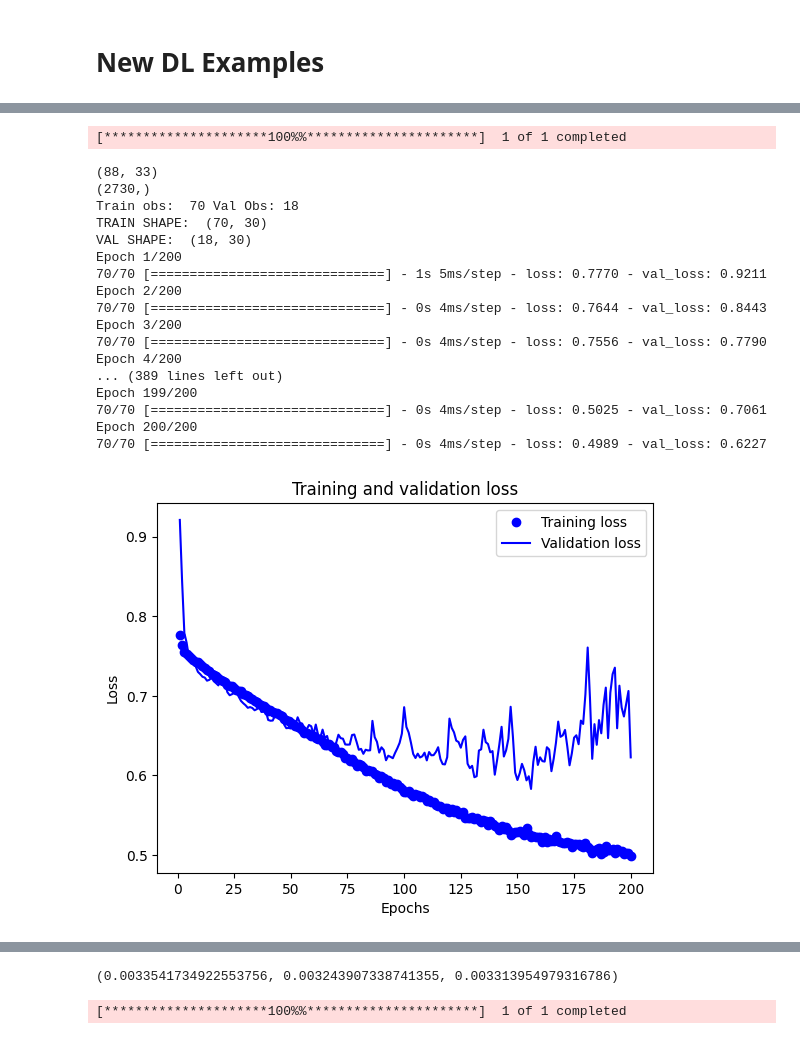
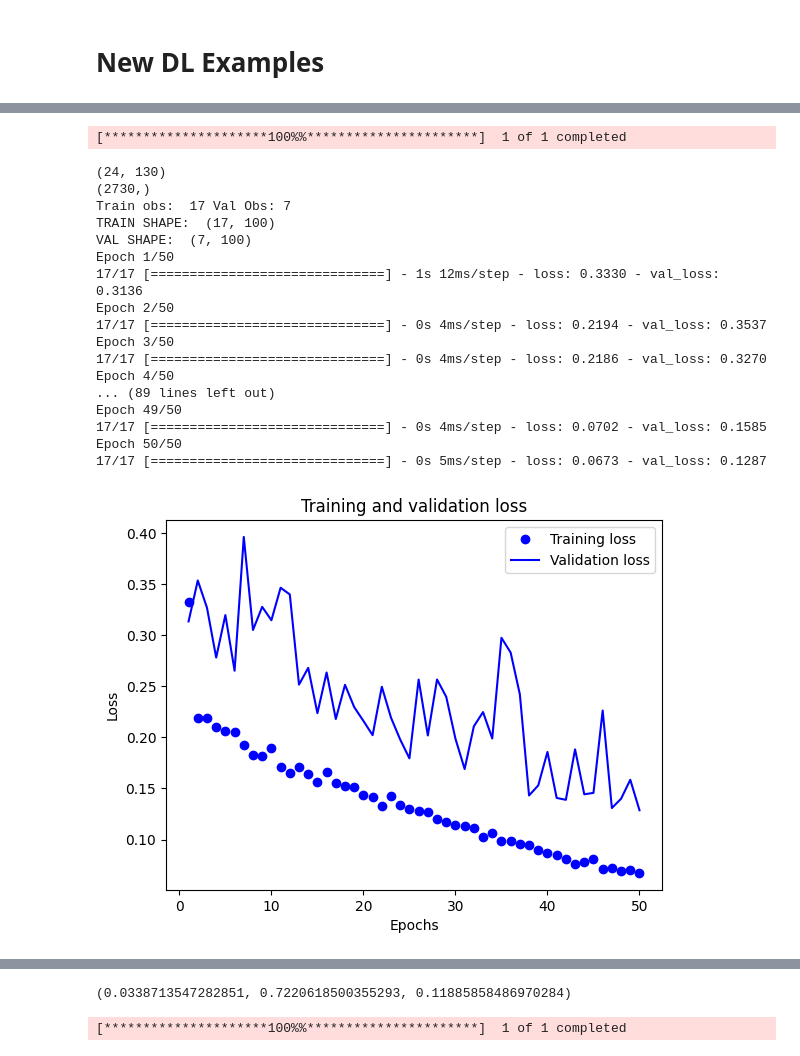
Before and after one commit to corwindark/6600-final-project, a Jupyter notebook: dl_ens_exploration.ipynb, the cells around one changed output, grey strips where cells are left out. Saved outputs shown, nothing was run; the diff lists cells and outputs as text; code cells hidden in the pictures.

```diff
--- a/dl_ens_exploration.ipynb
+++ b/dl_ens_exploration.ipynb
@@ -788,6 +788,7 @@ def full_single_nn_wrapper2(
     nn_task,
     train_split,
     ticker,
+    stopping,
     model_names = ['auto_arima','complex_smoothing'],
     predReturnFunctions = [new_aaPredFunction, new_cesPredFunction],
     start_date_in = '2022-06-01',
@@ -797,11 +798,18 @@ def full_single_nn_wrapper2(
     train_size = 2000,
     train_window = 10,
     test_window = 1,
-    epochs_in = 200,
-    verbose = 1):
+    epochs_in = 50,
+    verbose = 1,
+    LR = 0.0005,
+    yfinance = True):
 
   # use inputs to get stock data of the requested format
-  ticker_data = prep_ticker(ticker, intervals = interval_in, start_date = start_date_in, end_date = end_date_in, split = split)
+  if yfinance == True:
+
+    ticker_data = prep_ticker(ticker, intervals = interval_in, start_date = start_date_in, end_date = end_date_in, split = split)
+
+  elif yfinance == False:
+    ticker_data = ticker.copy()
 
   # difference data to test if it makes a 'difference'
   # update, differenced data seems to break auto CES
@@ -894,10 +902,11 @@ def full_single_nn_wrapper2(
     # create a simple linear feed forward model
     model.add(layers.Dense(32, activation='relu',input_shape=[x_train_dat.shape[1],]))
     # This layer is the recurent layer, which returns all previous data
-    model.add(layers.Dense(64, kernel_regularizer=regularizers.L1L2(l1=L1, l2=L2)))
+    model.add(layers.Dense(128, kernel_regularizer=regularizers.L1L2(l1=L1, l2=L2)))
+
     # layer that reads the recurent layer
     model.add(layers.Dense(y_train_dat.shape[1]))
-    model.compile(optimizer=RMSprop(learning_rate = 0.0001), loss='mse')
+    model.compile(optimizer=RMSprop(learning_rate = LR), loss='mse')
 
   if nn_modeltype == "feedforward" and nn_task == "classification":
     cce = keras.losses.CategoricalCrossentropy()
@@ -906,9 +915,10 @@ def full_single_nn_wrapper2(
     model.add(layers.Dense(32, activation='relu',input_shape=[x_train_dat.shape[1],]))
     # This layer is the recurent layer, which returns all previous data
     model.add(layers.Dense(64, kernel_regularizer=regularizers.L1L2(l1=L1, l2=L2)))
+
     # layer that reads the recurent layer
     model.add(layers.Dense(y_train_dat.shape[1], activation = "softmax"))
-    model.compile(optimizer=RMSprop(learning_rate = 0.0001), loss=cce)
+    model.compile(optimizer=RMSprop(learning_rate = LR), loss=cce)
 
 
 
@@ -919,7 +929,7 @@ def full_single_nn_wrapper2(
                       epochs= epochs_in,
                       batch_size = 1,
                       validation_data= (x_val_dat, y_val_dat),
-                      callbacks=[callback],
+                      callbacks=[stopping],
                       validation_steps= x_val_dat.shape[0],
                       verbose = 1)
   # print plot training graph
@@ -989,44 +1031,45 @@ matrix([[[-2,  0]],
 # %%
 # Hyper parameters
 L1=0
 L2=1e-3
 callback = keras.callbacks.EarlyStopping(monitor='loss',patience=20)
 
 
 
 
 full_single_nn_wrapper2(
     "feedforward",
-    "classification",
-    0.8,
+    "regression",
+    0.7,
     "SPY",
     model_names = ['auto_arima','complex_smoothing'],
     predReturnFunctions = [new_aaPredFunction, new_cesPredFunction],
     start_date_in = '2023-12-25',
     end_date_in = '2024-02-15',
     interval_in = '5m',
     split = False,
     train_size = 2000,
-    train_window = 30,
-    test_window = 1,
-    verbose = 1)
+    train_window = 100,
+    test_window = 10,
+    verbose = 1,
+    stopping = callback)
 # %% [output]
 [*********************100%%**********************]  1 of 1 completed
-(88, 33)
+(24, 130)
 (2730,)
-Train obs:  70 Val Obs: 18
-TRAIN SHAPE:  (70, 30)
-VAL SHAPE:  (18, 30)
-Epoch 1/200
-70/70 [==============================] - 1s 5ms/step - loss: 0.7770 - val_loss: 0.9211
-Epoch 2/200
-70/70 [==============================] - 0s 4ms/step - loss: 0.7644 - val_loss: 0.8443
-Epoch 3/200
-70/70 [==============================] - 0s 4ms/step - loss: 0.7556 - val_loss: 0.7790
-Epoch 4/200
-... (389 lines left out)
-Epoch 199/200
-70/70 [==============================] - 0s 4ms/step - loss: 0.5025 - val_loss: 0.7061
-Epoch 200/200
-70/70 [==============================] - 0s 4ms/step - loss: 0.4989 - val_loss: 0.6227
+Train obs:  17 Val Obs: 7
+TRAIN SHAPE:  (17, 100)
+VAL SHAPE:  (7, 100)
+Epoch 1/50
+17/17 [==============================] - 1s 12ms/step - loss: 0.3330 - val_loss: 0.3136
+Epoch 2/50
+17/17 [==============================] - 0s 4ms/step - loss: 0.2194 - val_loss: 0.3537
+Epoch 3/50
+17/17 [==============================] - 0s 4ms/step - loss: 0.2186 - val_loss: 0.3270
+Epoch 4/50
+... (89 lines left out)
+Epoch 49/50
+17/17 [==============================] - 0s 4ms/step - loss: 0.0702 - val_loss: 0.1585
+Epoch 50/50
+17/17 [==============================] - 0s 5ms/step - loss: 0.0673 - val_loss: 0.1287
-[figure, old version]
+[figure, new version]
@@ -1050,4 +1083,4 @@ NN+STAT VAL ENSEMBLE MSE:  0.003313954979316786
-(0.0033541734922553756, 0.003243907338741355, 0.003313954979316786)
+(0.0338713547282851, 0.7220618500355293, 0.11885858486970284)
 # %%
 """full_test = prep_ticker('QQQ', intervals = "5m", start_date = '2023-12-15', end_date = '2024-01-30', split = False)
 
```
Also changed, not shown: parts of 7 cells of this notebook.
